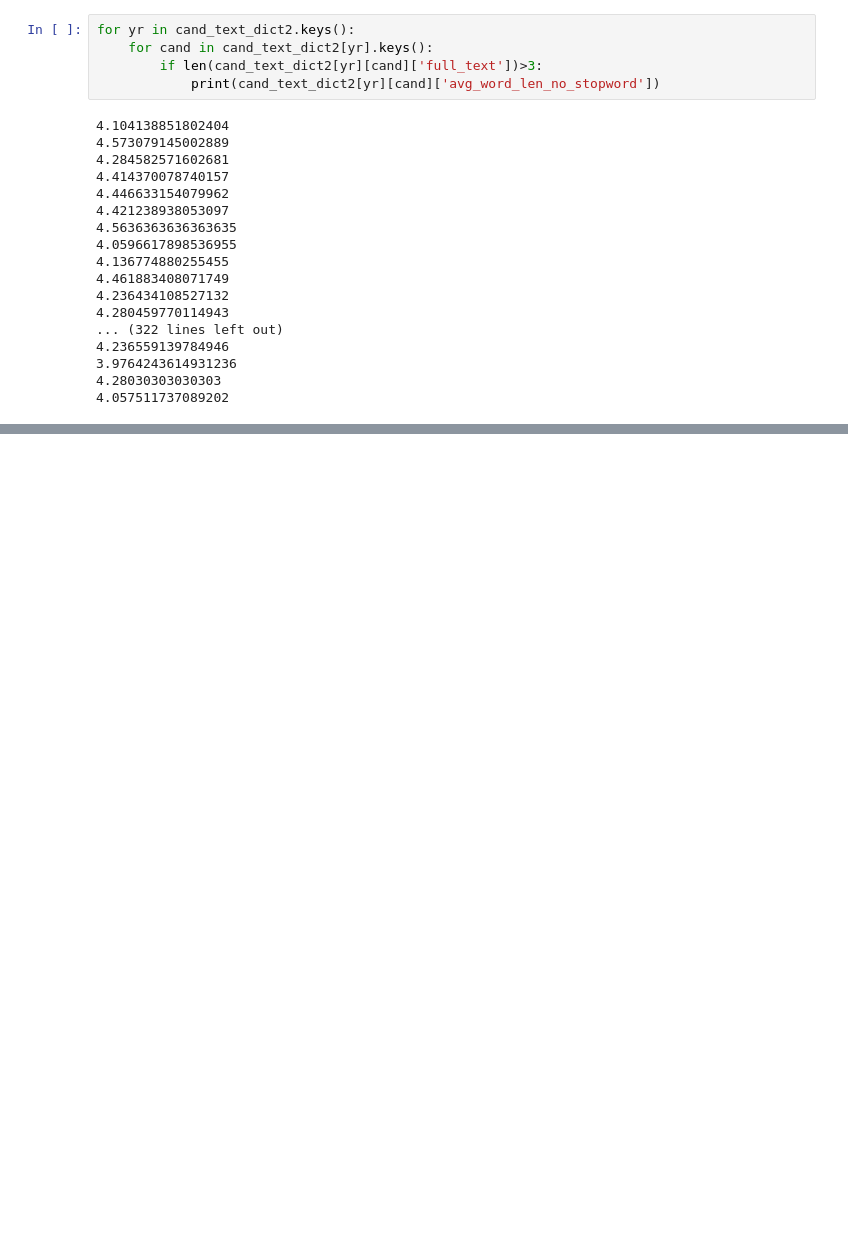
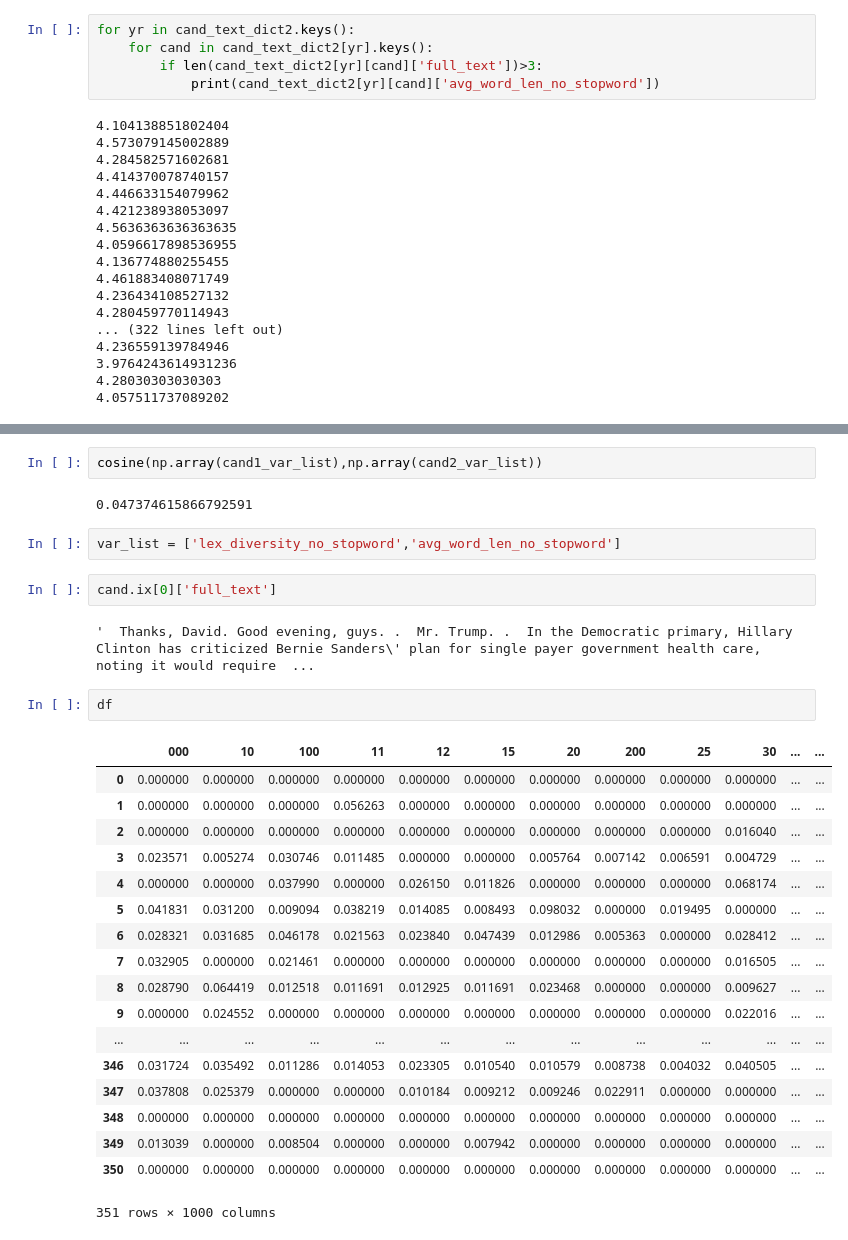
Before and after one commit to kmagida110/Election_Speeches, a Jupyter notebook: debate-list-3.ipynb, the cells around one changed output, grey strips where cells are left out. Drawn from its saved outputs; the diff is of its cells as text; blank space fills up the shorter version.

```diff
--- a/debate-list-3.ipynb
+++ b/debate-list-3.ipynb
@@ -394,0 +526,31 @@ NameError: name 'lookup_dict' is not defined
+# %%
+cosine(np.array(cand1_var_list),np.array(cand2_var_list))
+# %% [output]
+0.047374615866792591
+# %%
+var_list = ['lex_diversity_no_stopword','avg_word_len_no_stopword']
+# %%
+cand.ix[0]['full_text']
+# %% [output]
+'  Thanks, David. Good evening, guys. .  Mr. Trump. .  In the Democratic primary, Hillary Clinton has criticized Bernie Sanders\' plan for single payer government health care, noting it would require  ...
+# %%
+df
+# %% [output]
+|  | 000 | 10 | 100 | 11 | 12 | 15 | 20 | 200 | 25 | 30 | ... | ... |
+| 0 | 0.000000 | 0.000000 | 0.000000 | 0.000000 | 0.000000 | 0.000000 | 0.000000 | 0.000000 | 0.000000 | 0.000000 | ... | ... |
+| 1 | 0.000000 | 0.000000 | 0.000000 | 0.056263 | 0.000000 | 0.000000 | 0.000000 | 0.000000 | 0.000000 | 0.000000 | ... | ... |
+| 2 | 0.000000 | 0.000000 | 0.000000 | 0.000000 | 0.000000 | 0.000000 | 0.000000 | 0.000000 | 0.000000 | 0.016040 | ... | ... |
+| 3 | 0.023571 | 0.005274 | 0.030746 | 0.011485 | 0.000000 | 0.000000 | 0.005764 | 0.007142 | 0.006591 | 0.004729 | ... | ... |
+| 4 | 0.000000 | 0.000000 | 0.037990 | 0.000000 | 0.026150 | 0.011826 | 0.000000 | 0.000000 | 0.000000 | 0.068174 | ... | ... |
+| 5 | 0.041831 | 0.031200 | 0.009094 | 0.038219 | 0.014085 | 0.008493 | 0.098032 | 0.000000 | 0.019495 | 0.000000 | ... | ... |
+| 6 | 0.028321 | 0.031685 | 0.046178 | 0.021563 | 0.023840 | 0.047439 | 0.012986 | 0.005363 | 0.000000 | 0.028412 | ... | ... |
+| 7 | 0.032905 | 0.000000 | 0.021461 | 0.000000 | 0.000000 | 0.000000 | 0.000000 | 0.000000 | 0.000000 | 0.016505 | ... | ... |
+| 8 | 0.028790 | 0.064419 | 0.012518 | 0.011691 | 0.012925 | 0.011691 | 0.023468 | 0.000000 | 0.000000 | 0.009627 | ... | ... |
+| 9 | 0.000000 | 0.024552 | 0.000000 | 0.000000 | 0.000000 | 0.000000 | 0.000000 | 0.000000 | 0.000000 | 0.022016 | ... | ... |
+| ... | ... | ... | ... | ... | ... | ... | ... | ... | ... | ... | ... | ... |
+| 346 | 0.031724 | 0.035492 | 0.011286 | 0.014053 | 0.023305 | 0.010540 | 0.010579 | 0.008738 | 0.004032 | 0.040505 | ... | ... |
+| 347 | 0.037808 | 0.025379 | 0.000000 | 0.000000 | 0.010184 | 0.009212 | 0.009246 | 0.022911 | 0.000000 | 0.000000 | ... | ... |
+| 348 | 0.000000 | 0.000000 | 0.000000 | 0.000000 | 0.000000 | 0.000000 | 0.000000 | 0.000000 | 0.000000 | 0.000000 | ... | ... |
+| 349 | 0.013039 | 0.000000 | 0.008504 | 0.000000 | 0.000000 | 0.007942 | 0.000000 | 0.000000 | 0.000000 | 0.000000 | ... | ... |
+| 350 | 0.000000 | 0.000000 | 0.000000 | 0.000000 | 0.000000 | 0.000000 | 0.000000 | 0.000000 | 0.000000 | 0.000000 | ... | ... |
+351 rows × 1000 columns
```
Also changed, not shown: parts of 27 cells of this notebook.
